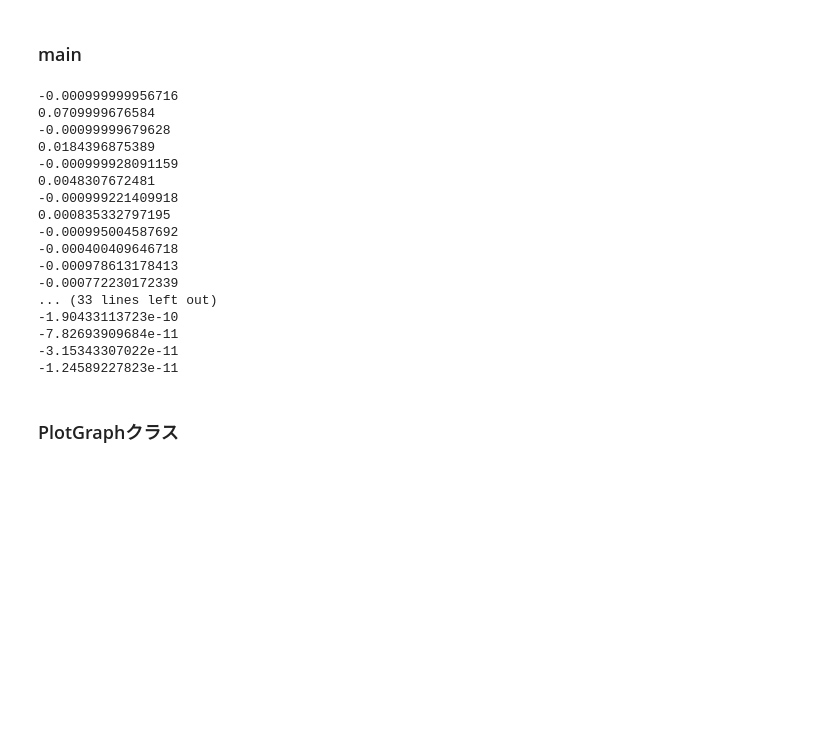
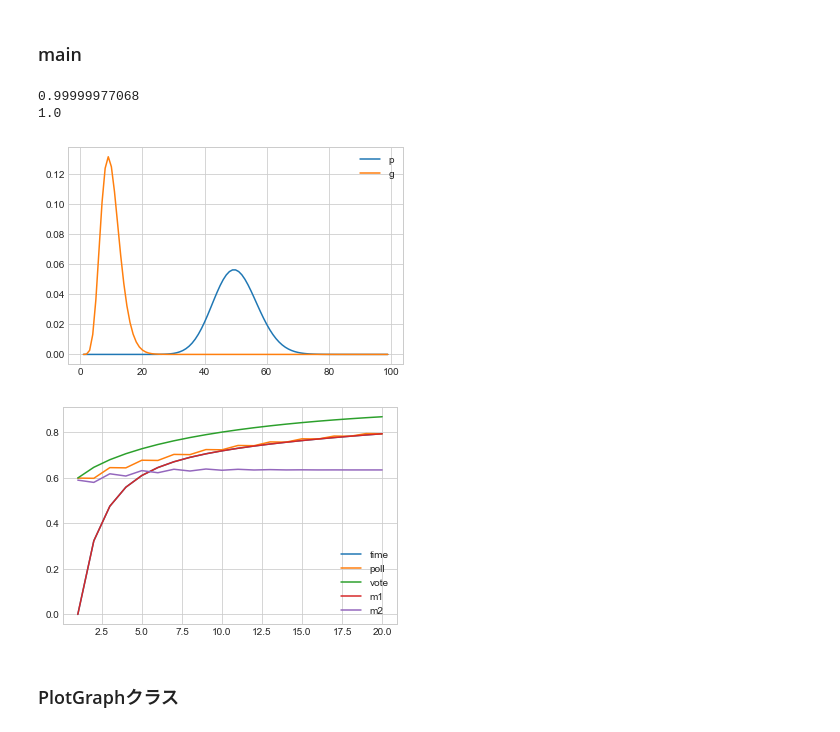
Before and after one commit to k33asby/opinion-aggregation-experiment, a Jupyter notebook: py/sumilation.ipynb, the cells around one changed output. Saved outputs shown, nothing was run; the diff lists cells and outputs as text; code cells hidden in the pictures; blank space fills up the shorter version.

```diff
--- a/py/sumilation.ipynb
+++ b/py/sumilation.ipynb
@@ -356,10 +356,10 @@ class Modeling:
     def vote_priority_method(self, k, w, p, lambda_poisson):
         utility = 0
         for j in range(k, 2 * k):
-            utility += scm.comb(j - 1, j - k) * p**(k - 1) * (1 - p)**(j - k) * p
+            temp_possibility = scm.comb(j - 1, j - k) * p**(k - 1) * (1 - p)**(j - k) * p
             # 積分を行う
             value, abserr = integrate.quad(lambda t: w * t * self.gamma_possibility(j, t, lambda_poisson), 0, 1000)
-            utility -= value
+            utility += temp_possibility * (1 - value)
         return utility
 
     # 3, 組み合わせ意見集約法
@@ -397,50 +397,46 @@ class Modeling:
 # %%
 sns.set_style("whitegrid")
 m = Modeling(0,0)
 
-m.inc_and_dec_time_method2(20, 0.001,0.9, 1)
+# ポアソン分布の離散の和
+p_sum = 0
+for i in range(10,90):
+    p_sum += m.poisson_possibility(i, 5, 10)
+print p_sum
 
-# x_axis = np.linspace(1,99,99)
-# y_axis_poisson=[]
-# y_axis_gamma=[]
-# for x in x_axis:
-#     y_axis_poisson.append(m.poisson_possibility(x, 10, 5))
-#     y_axis_gamma.append(m.gamma_possibility(x,10,5))
-# plt.plot(x_axis, y_axis_poisson, label='p')
-# plt.plot(x_axis, y_axis_gamma, label='g')
-# plt.legend()
-# plt.show()
+# ガンマ分布の積分
+value, abserr = integrate.quad(lambda t: m.gamma_possibility(10, t, 1), 0, 100)
+print value
 
-# x_axis_p = np.linspace(1,50,25)
-# x_axis_v = np.linspace(1, 50, 50)
-# y_axis_poll_priority = [m.poll_priority_method(int(x), 0.001, 0.7, 1) for x in x_axis_p]
-# y_axis_vote_priority =  [m.vote_priority_method(int(x), 0.0001, 0.7, 1) for x in x_axis_v]
-# y_axis_m1 = [m.method1(int(x), 0.001, 0.7, 1) for x in x_axis_v]
-# y_axis_m2 = [m.method2(10,int(x), 0.01, 0.7, 1) for x in x_axis_v]
-# plt.plot(x_axis_p, y_axis_poll_priority, label="poll")
-# plt.plot(x_axis_v, y_axis_vote_priority, label="vote")
-# plt.plot(x_axis_v, y_axis_m1, label="m1")
-# plt.plot(x_axis_v, y_axis_m2, label="m2")
-# plt.legend()
-# plt.show()
+x_axis = np.linspace(1,99,99)
+y_axis_poisson=[]
+y_axis_gamma=[]
+for x in x_axis:
+    y_axis_poisson.append(m.poisson_possibility(x, 10, 5))
+    y_axis_gamma.append(m.gamma_possibility(10,x,1))
+plt.plot(x_axis, y_axis_poisson, label='p')
+plt.plot(x_axis, y_axis_gamma, label='g')
+plt.legend()
+plt.show()
+
+x_axis_v = np.linspace(1, 20, 20)
+y_axix_time_priority = [m.time_priority_method(int(x), 0.001, 0.6, 1) for x in x_axis_v]
+y_axis_poll_priority = [m.poll_priority_method(int(x), 0.001, 0.6, 1) for x in x_axis_v]
+y_axis_vote_priority =  [m.vote_priority_method(int(x), 0.001, 0.6, 1) for x in x_axis_v]
+y_axis_m1 = [m.method1(int(x), 0.001, 0.6, 1) for x in x_axis_v]
+y_axis_m2 = [m.method2(10,int(x), 0.01, 0.6, 1) for x in x_axis_v]
+plt.plot(x_axis_v, y_axix_time_priority, label="time")
+plt.plot(x_axis_v, y_axis_poll_priority, label="poll")
+plt.plot(x_axis_v, y_axis_vote_priority, label="vote")
+plt.plot(x_axis_v, y_axis_m1, label="m1")
+plt.plot(x_axis_v, y_axis_m2, label="m2")
+plt.legend()
+plt.show()
 # %% [output]
--0.000999999956716
-0.0709999676584
--0.00099999679628
-0.0184396875389
--0.000999928091159
-0.0048307672481
--0.000999221409918
-0.000835332797195
--0.000995004587692
--0.000400409646718
--0.000978613178413
--0.000772230172339
-... (33 lines left out)
--1.90433113723e-10
--7.82693909684e-11
--3.15343307022e-11
--1.24589227823e-11
+0.99999977068
+1.0
+[figure, added]
+[figure, added]
 # %%
 # sns.set_style("whitegrid")
 # pg = PlotGraph(50, 2)
```
Also changed, not shown: 1 other file.
